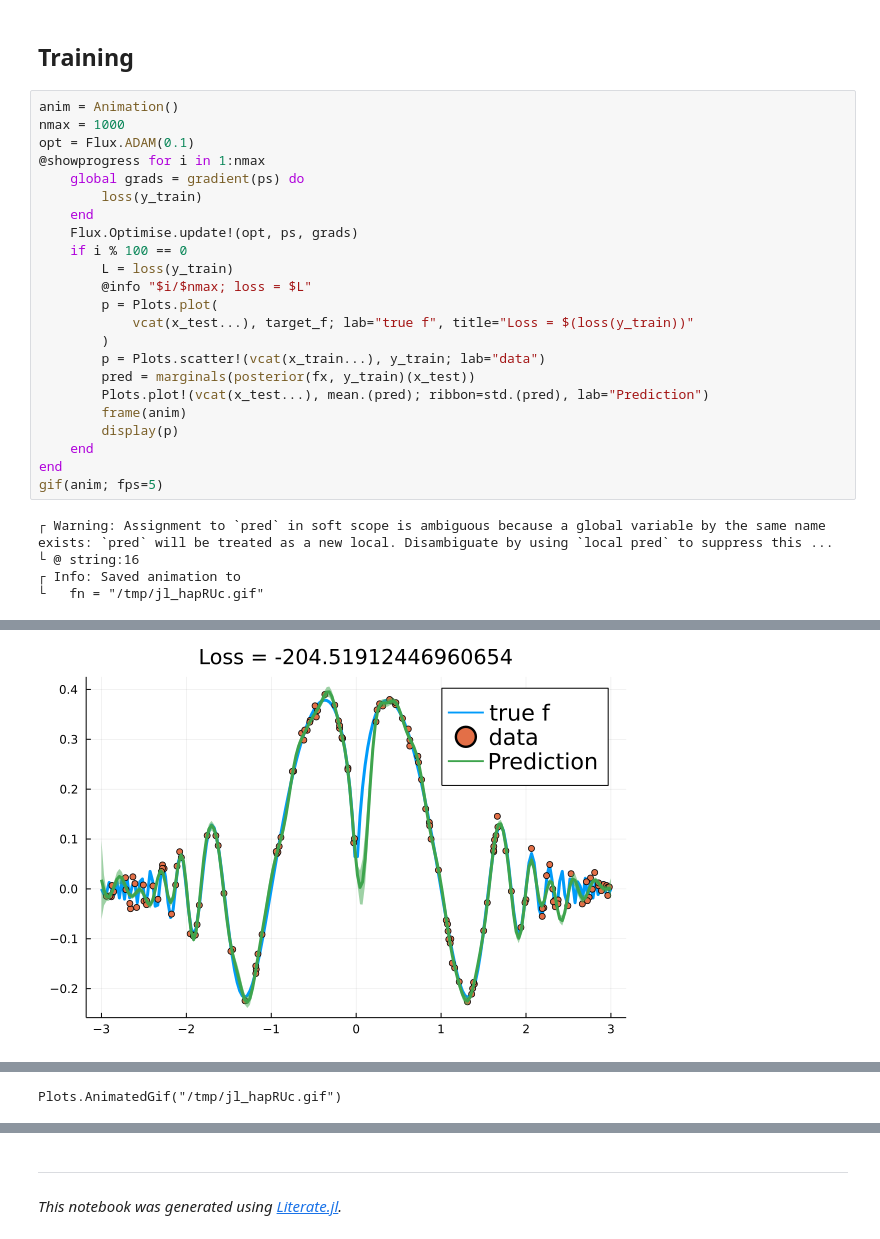
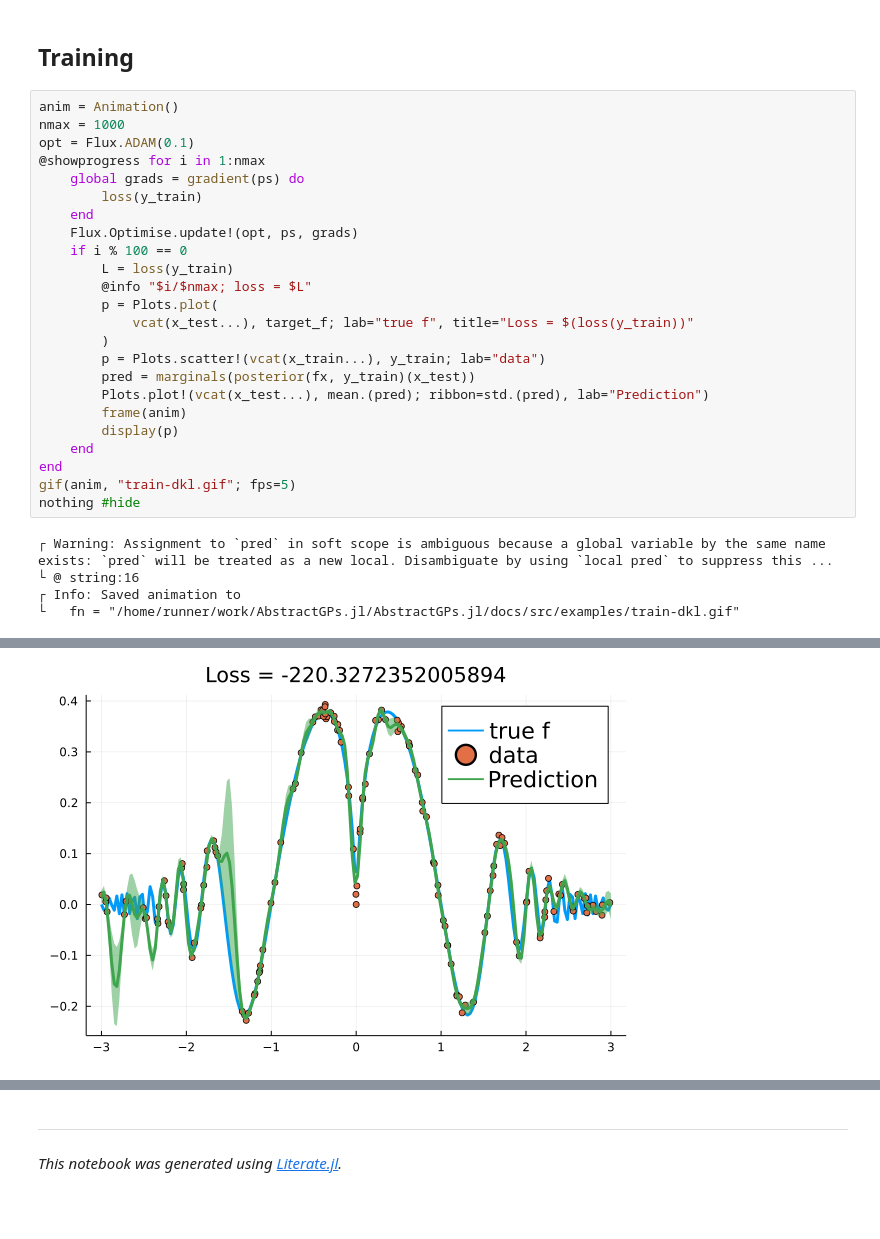
Before and after one commit to jvaverka/AbstractGPs.jl, a Jupyter notebook: previews/PR293/examples/2-deep-kernel-learning.ipynb, the cells around one changed output, grey strips where cells are left out. Cells and saved outputs as stored; diff of their text form; blank space fills up the shorter version.

```diff
--- a/previews/PR293/examples/2-deep-kernel-learning.ipynb
+++ b/previews/PR293/examples/2-deep-kernel-learning.ipynb
@@ -112,9 +112,10 @@ opt = Flux.ADAM(0.1)
         display(p)
     end
 end
-gif(anim; fps=5)
+gif(anim, "train-dkl.gif"; fps=5)
+nothing #hide
 # %% [output]
 ┌ Warning: Assignment to `pred` in soft scope is ambiguous because a global variable by the same name exists: `pred` will be treated as a new local. Disambiguate by using `local pred` to suppress this ...
 └ @ string:16
 ┌ Info: Saved animation to
-└   fn = "/tmp/jl_hapRUc.gif"
+└   fn = "/home/runner/work/AbstractGPs.jl/AbstractGPs.jl/docs/src/examples/train-dkl.gif"
@@ -123 +124 @@ gif(anim; fps=5)
-[figure, old version]
+[figure, new version]
@@ -131 +131,0 @@ gif(anim; fps=5)
-Plots.AnimatedGif("/tmp/jl_hapRUc.gif")
```
Also changed, not shown: parts of 7 cells of this notebook, 21 other files.
